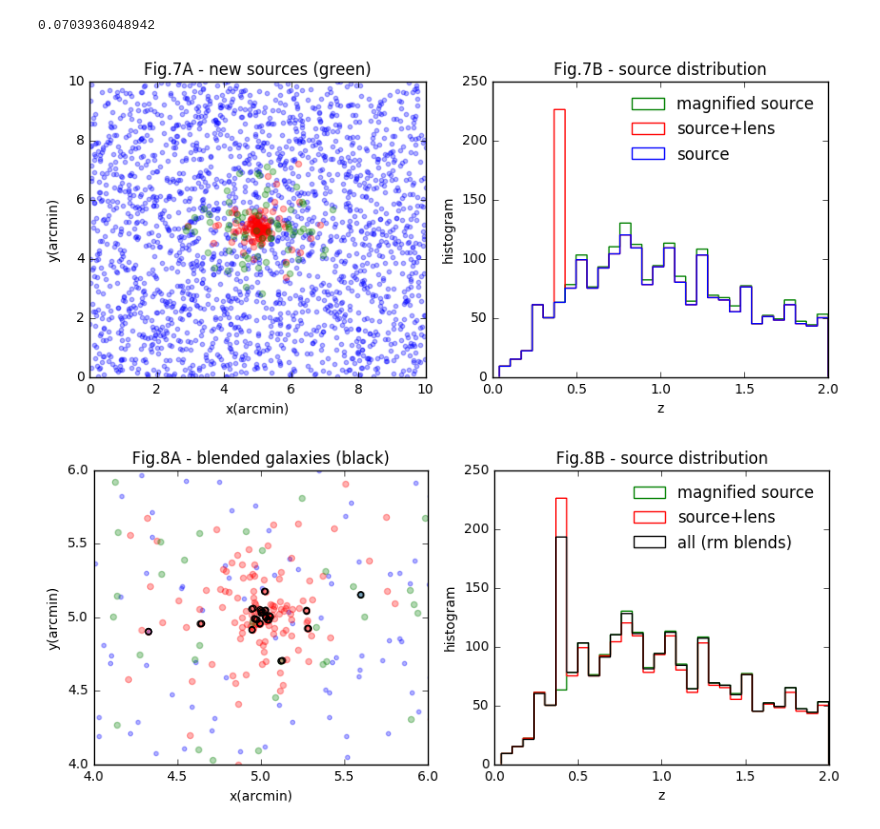
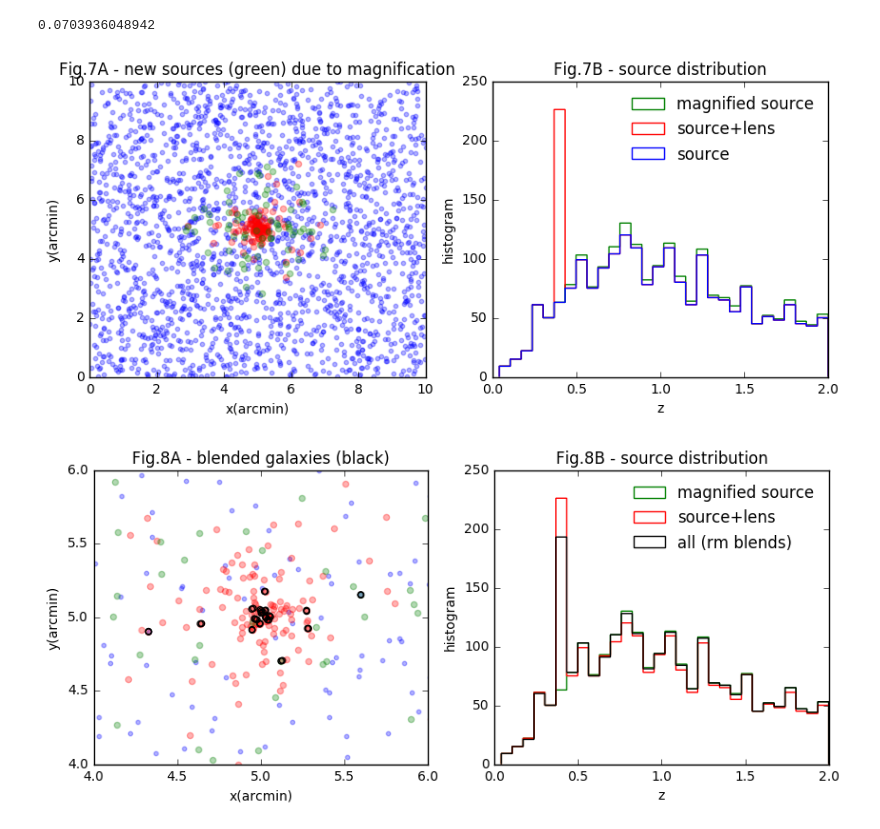
Before and after one commit to liuxx479/peak-bias, a Jupyter notebook: plots.ipynb, the cells around one changed output. Saved outputs shown, nothing was run; the diff lists cells and outputs as text; code cells hidden in the pictures.

```diff
--- a/plots.ipynb
+++ b/plots.ipynb
@@ -242,25 +242,25 @@ y_source_new = r_impact * rand(N_source_new) * cos(ang_new)
 # %%
 figure(figsize=(10,4))
 subplot(121)
 scatter(x_source_arr, y_source_arr, s=10, edgecolor='b',c='b',alpha=0.3)#,facecolors='none')
 scatter(xlens+side/2, ylens+side/2, s=20, edgecolor='r',c='r',alpha=0.3)#,facecolors='none')
 scatter(x_source_new+side/2, y_source_new+side/2, s=20, edgecolor='g',c='g',alpha=0.3)#,facecolors='none')
 xlabel('x(arcmin)')
 ylabel('y(arcmin)')
-title('Fig.7A - new sources (green)')
+title('Fig.7A - new sources (green) due to magnification')
 xlim(0,side)
 ylim(0,side)
 subplot(122)
 hist(concatenate([z_source_arr, z_source_new]), bins=30, color='g',histtype='step', label='magnified source')
 hist(concatenate([z_source_arr, ones(N_lens)*z_lens]), bins=30, color='r',histtype='step', label='source+lens')
 hist(z_source_arr, bins=30, histtype='step',color='b', label='source')
 legend(frameon=0,loc=0)
 xlabel('z')
 ylabel('histogram')
 title('Fig.7B - source distribution')
 show()
 # %% [output]
-[figure, old version]
+[figure, new version]
 # %%
 ########################################
 ######## add blending  #################
```
